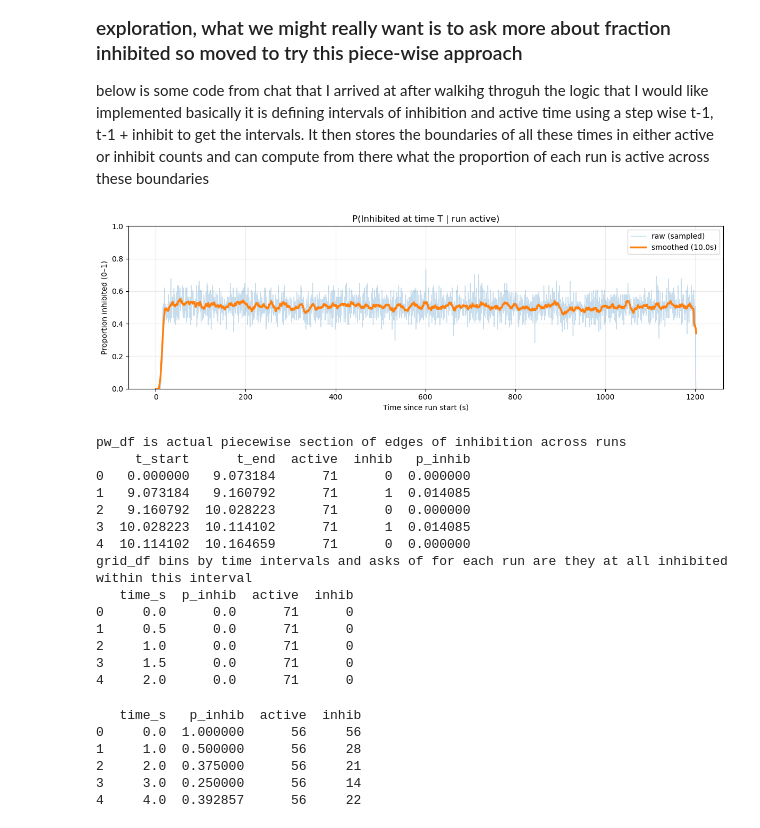
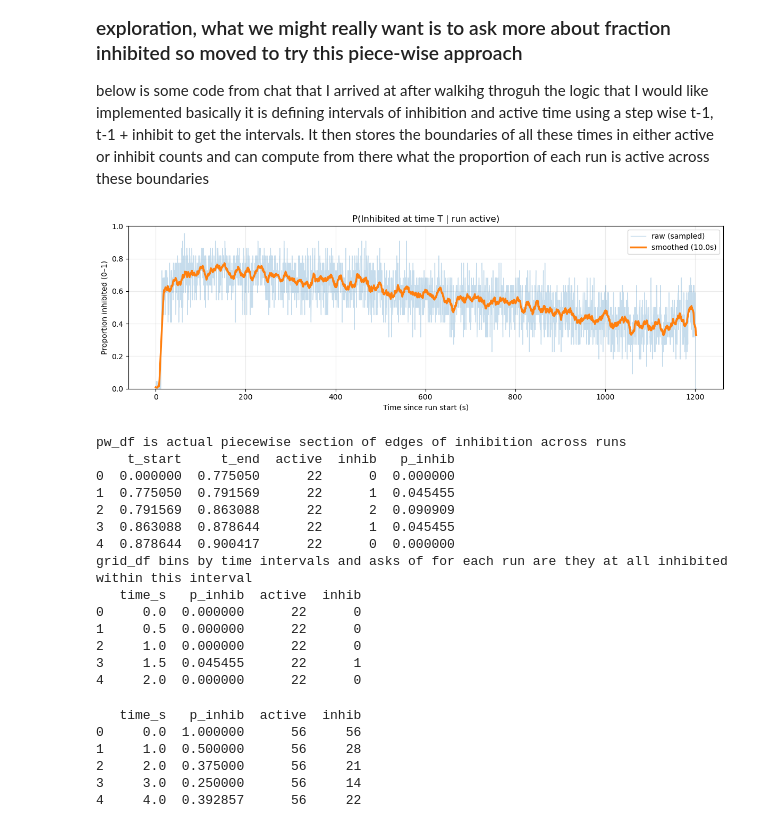
Before and after one commit to michaelstaiger/IFCBParticleSize, a Jupyter notebook: EmpyricalAnalysis/Notebooks/PiecewiseInhibitProbability.ipynb, the cells around one changed output. Cells and saved outputs as stored; diff of their text form; code cells hidden in the pictures.

```diff
--- a/EmpyricalAnalysis/Notebooks/PiecewiseInhibitProbability.ipynb
+++ b/EmpyricalAnalysis/Notebooks/PiecewiseInhibitProbability.ipynb
@@ -269,36 +269,36 @@ def compute_and_plot_probability(
     )
     return pw_df, grid_df
 # %%
-data_dir = "../IFCBData/dilExp/beadsExp/hablab_beadsExp/merged/"
+data_dir = "../IFCBData/dilExp/Alex/hablab_AlexHighV/merged/"
 
 pw_df, grid_df = compute_and_plot_probability(
     data_dir=data_dir,
     pattern="*adc_only.csv",   # optional, if you want to target only these
     sample_dt=0.5,              # 1-second sampling for plotting
     smooth_window_s=10.0,      # strong smoothing (e.g., 10 s)
     max_files=None,
     #save_path = "../Figs/dilexp/PropInhibibJataLowV.png"
 )
 print("pw_df is actual piecewise section of edges of inhibition across runs")
 print(pw_df.head())
 print("grid_df bins by time intervals and asks of for each run are they at all inhibited within this interval")
 print(grid_df.head())
 # %% [output]
-[figure, old version]
+[figure, new version]
 pw_df is actual piecewise section of edges of inhibition across runs
-     t_start      t_end  active  inhib   p_inhib
-0   0.000000   9.073184      71      0  0.000000
-1   9.073184   9.160792      71      1  0.014085
-2   9.160792  10.028223      71      0  0.000000
-3  10.028223  10.114102      71      1  0.014085
-4  10.114102  10.164659      71      0  0.000000
+    t_start     t_end  active  inhib   p_inhib
+0  0.000000  0.775050      22      0  0.000000
+1  0.775050  0.791569      22      1  0.045455
+2  0.791569  0.863088      22      2  0.090909
+3  0.863088  0.878644      22      1  0.045455
+4  0.878644  0.900417      22      0  0.000000
 grid_df bins by time intervals and asks of for each run are they at all inhibited within this interval
-   time_s  p_inhib  active  inhib
-0     0.0      0.0      71      0
-1     0.5      0.0      71      0
-2     1.0      0.0      71      0
-3     1.5      0.0      71      0
-4     2.0      0.0      71      0
+   time_s   p_inhib  active  inhib
+0     0.0  0.000000      22      0
+1     0.5  0.000000      22      0
+2     1.0  0.000000      22      0
+3     1.5  0.045455      22      1
+4     2.0  0.000000      22      0
 # %%
 print(grid_df.head())
 # %% [output]
```
Also changed, not shown: 3 other files.
